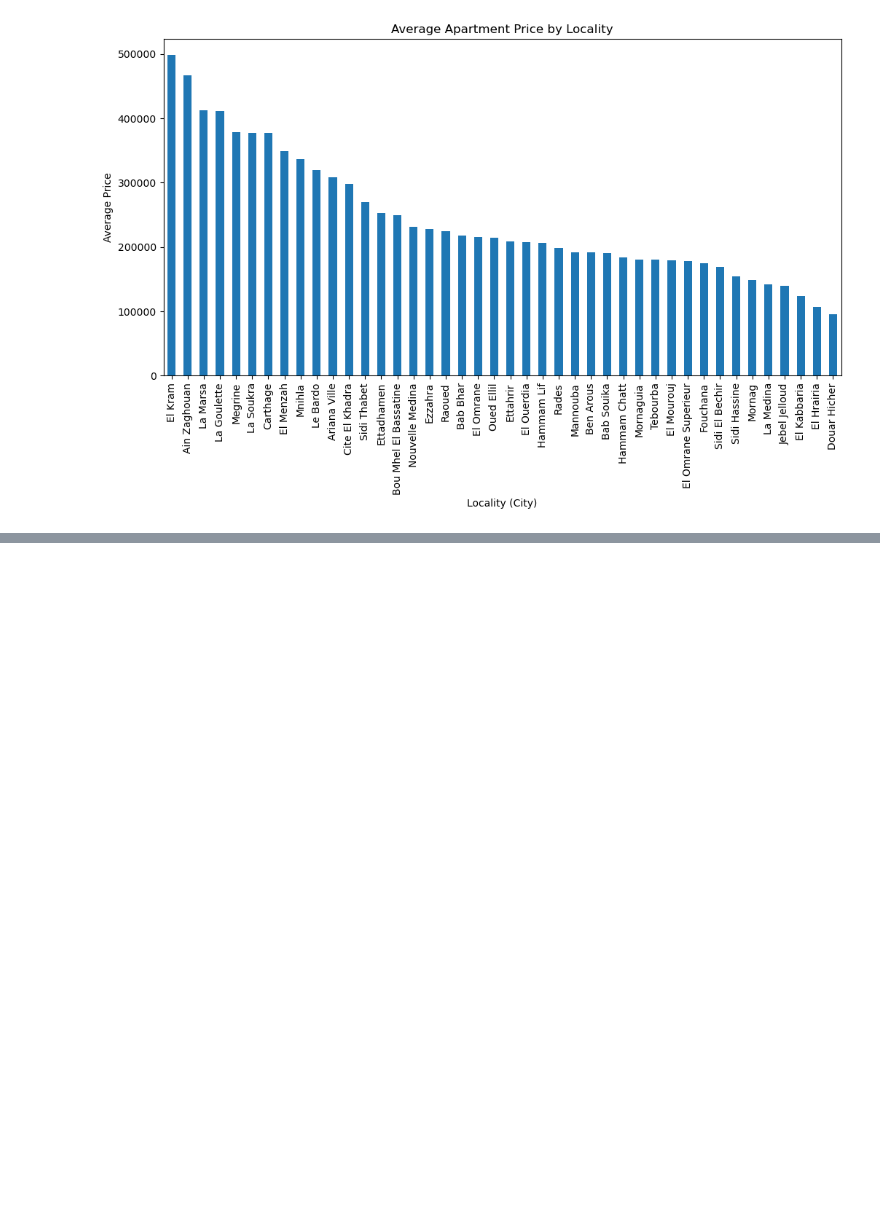
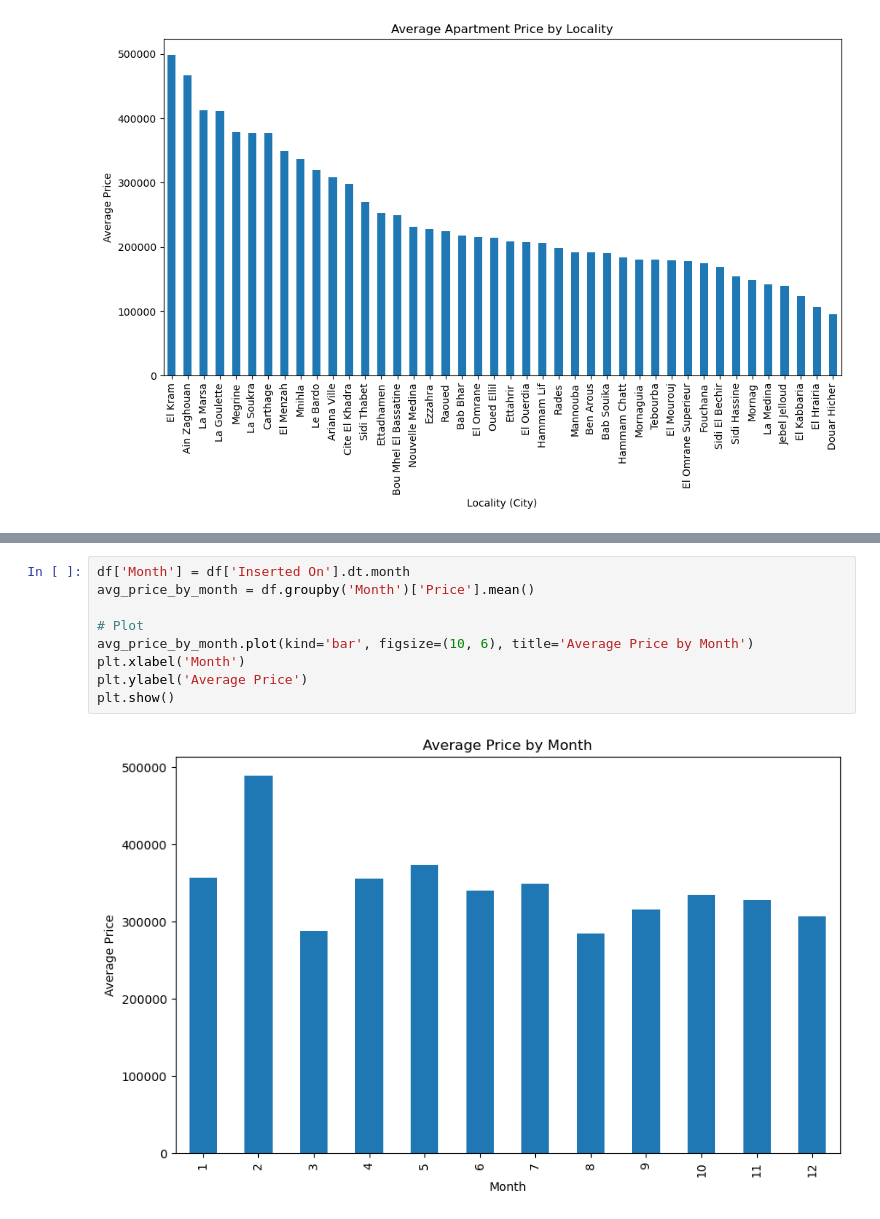
Before and after one commit to anasneji2002/Housing_pricing, a Jupyter notebook: notebooks/visualization/tunisia-real-estate.ipynb, the cells around one changed output, grey strips where cells are left out. Saved outputs shown, nothing was run; the diff lists cells and outputs as text; blank space fills up the shorter version.

```diff
--- a/notebooks/visualization/tunisia-real-estate.ipynb
+++ b/notebooks/visualization/tunisia-real-estate.ipynb
@@ -101,0 +138,11 @@ plt.show()
+# %%
+df['Month'] = df['Inserted On'].dt.month
+avg_price_by_month = df.groupby('Month')['Price'].mean()
+
+# Plot
+avg_price_by_month.plot(kind='bar', figsize=(10, 6), title='Average Price by Month')
+plt.xlabel('Month')
+plt.ylabel('Average Price')
+plt.show()
+# %% [output]
+[figure, added]
```
Also changed, not shown: parts of 10 cells of this notebook.
